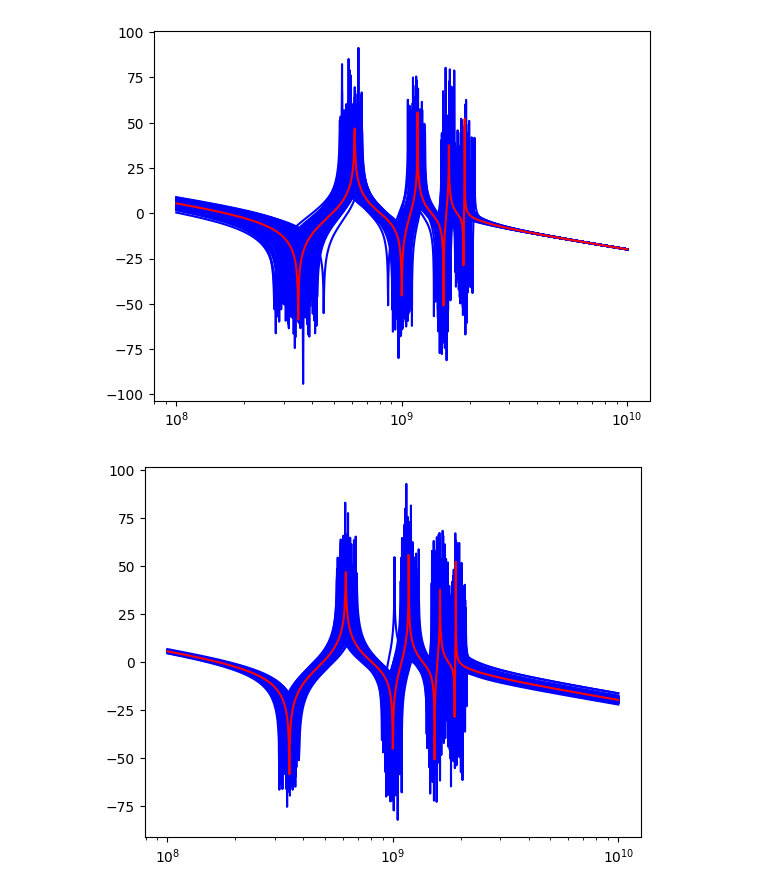
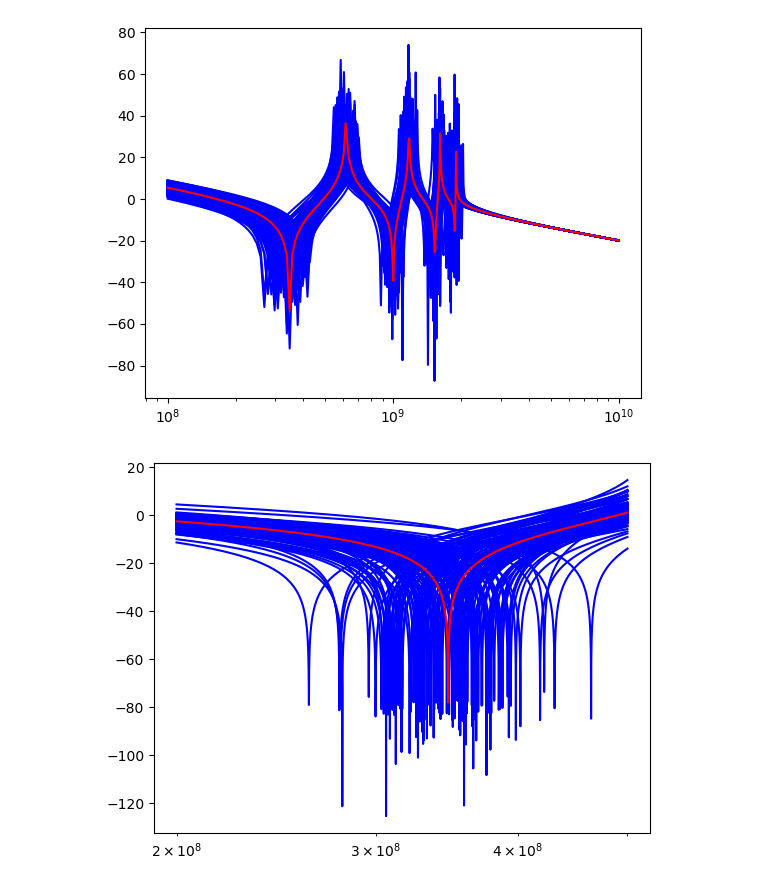
Before and after one commit to WangYuNeng/Ark, a Jupyter notebook: examples/tln/tline_freq_analysis.ipynb, the cells around one changed output. Cells and saved outputs as stored; diff of their text form; code cells hidden in the pictures.

```diff
--- a/examples/tln/tline_freq_analysis.ipynb
+++ b/examples/tln/tline_freq_analysis.ipynb
@@ -99,6 +99,9 @@ def sspuf_A_matrix(n_bit: int, line_len: int):
     gm_l = [[[None for _ in range(2)] for _ in range(line_len)] for _ in range(n_bit)]
     sw_bits = [None for _ in range(n_bit)]
 
+    # g_C_i_j_0: the gm that feed to C_ij
+    # g_C_i_j_1: the gm that feedback from C_ij
+    # Same for g_L_i_j_0 and g_L_i_j_1
     for i in range(n_bit):
         for j in range(line_len):
             cap[i][j] = sp.var(f'C_{i}_{j}')
@@ -135,7 +138,7 @@ def sspuf_A_matrix(n_bit: int, line_len: int):
     mid_to_branch_col = sp.zeros(sub_mat_len * n_bit, 1)
     for i in range(n_bit):
         mid_to_branch_row[0, i * sub_mat_len] = -sw_bits[i] * gm_l[i][0][1]
-        mid_to_branch_col[i * sub_mat_len, 0] = sw_bits[i] * gm_c[i][0][0]
+        mid_to_branch_col[i * sub_mat_len, 0] = sw_bits[i] * gm_l[i][0][0]
 
     A_1_to_n = mid_to_branch_row
     for ai_row_mat in ai_row_mats:
@@ -161,8 +164,12 @@ B_mat, C_mat, D_mat = sp.zeros(A_mat.shape[0], 1), sp.zeros(1, A_mat.shape[0]),
 B_mat[0, 0] = 1/cc
 C_mat[0, 0] = 1
 
+print("A matrix:")
 display(A_mat)
+print("B matrix:")
 display(B_mat)
+print("C matrix:")
 display(C_mat)
+print("D matrix:")
 display(D_mat)
 # %% [output]
@@ -190,30 +201,36 @@ plt.figure()
 # Plot mismatch
 n_mismatch = 100
 for mm_lc, mm_gm in [(False, True), (True, False), (True, True)]:
-    for i in range(n_mismatch + 1):
-        if i == n_mismatch:
-            gm_sub = {gm: 1 for gm in gm_c_flat + gm_l_flat}
-            lc_sub = {element: lc_val for element in cap_flat + ind_flat}
-            switch_sub = {element: 1 for element in switch_flat}
-            nominal_val = gm_sub | lc_sub | {cc: lc_val} | switch_sub
-            color = 'red'
+    for zoom_in in [False, True]:
+        save_name = f"mismatch_lc_{mm_lc}_gm_{mm_gm}_zoom_{zoom_in}.png"
+        if zoom_in:
+            w = np.linspace(2e-1, 5e-1, 5000) / lc_val
         else:
-            gm_sub = {gm: np.random.normal(1, 0.1) if mm_gm else 1 for gm in gm_c_flat + gm_l_flat}
-            lc_sub = {element: np.random.normal(1, 0.1) * lc_val if mm_lc else lc_val for element in cap_flat + ind_flat}
-            switch_sub = {element: 1 for element in switch_flat}
-            nominal_val = gm_sub | lc_sub | {cc: np.random.normal(1, 0.1) * lc_val if mm_lc else lc_val} | switch_sub
-            color = 'blue'
+            w = np.linspace(1e-1, 10, 1000) / lc_val
+        for i in range(n_mismatch + 1):
+            if i == n_mismatch:
+                gm_sub = {gm: 1 for gm in gm_c_flat + gm_l_flat}
+                lc_sub = {element: lc_val for element in cap_flat + ind_flat}
+                switch_sub = {element: 1 for element in switch_flat}
+                nominal_val = gm_sub | lc_sub | {cc: lc_val} | switch_sub
+                color = 'red'
+            else:
+                gm_sub = {gm: np.random.normal(1, 0.1) if mm_gm else 1 for gm in gm_c_flat + gm_l_flat}
+                lc_sub = {element: np.random.normal(1, 0.1) * lc_val if mm_lc else lc_val for element in cap_flat + ind_flat}
+                switch_sub = {element: 1 for element in switch_flat}
+                nominal_val = gm_sub | lc_sub | {cc: np.random.normal(1, 0.1) * lc_val if mm_lc else lc_val} | switch_sub
+                color = 'blue'
 
-        A_mat_nominal = np.array(A_mat.subs(nominal_val)).astype(np.float64)
-        B_mat_nominal = np.array(B_mat.subs(nominal_val)).astype(np.float64)
-        C_mat_nominal = np.array(C_mat.subs(nominal_val)).astype(np.float64)
-        D_mat_nominal = np.array(D_mat.subs(nominal_val)).astype(np.float64)
+            A_mat_nominal = np.array(A_mat.subs(nominal_val)).astype(np.float64)
+            B_mat_nominal = np.array(B_mat.subs(nominal_val)).astype(np.float64)
+            C_mat_nominal = np.array(C_mat.subs(nominal_val)).astype(np.float64)
+            D_mat_nominal = np.array(D_mat.subs(nominal_val)).astype(np.float64)
 
 
-        ss = signal.StateSpace(A_mat_nominal, B_mat_nominal, C_mat_nominal, D_mat_nominal)
-        w, mag, phase = signal.bode(ss, w=w)
-        plt.semilogx(w, mag, color=color)
-    # plt.ylim(100, -100)
-    plt.savefig(f"mismatch_lc_{mm_lc}_gm_{mm_gm}.png", dpi=150, bbox_inches='tight')
-    plt.show()
+            ss = signal.StateSpace(A_mat_nominal, B_mat_nominal, C_mat_nominal, D_mat_nominal)
+            w, mag, phase = signal.bode(ss, w=w)
+            plt.semilogx(w, mag, color=color)
+        # plt.ylim(100, -100)
+        plt.savefig(save_name, dpi=150, bbox_inches='tight')
+        plt.show()
 # %% [output]
@@ -222,2 +239,2 @@ for mm_lc, mm_gm in [(False, True), (True, False), (True, True)]:
-[figure, old version]
+[figure, new version]
-[figure, old version]
+[figure, new version]
```
Also changed, not shown: parts of 3 cells of this notebook.
